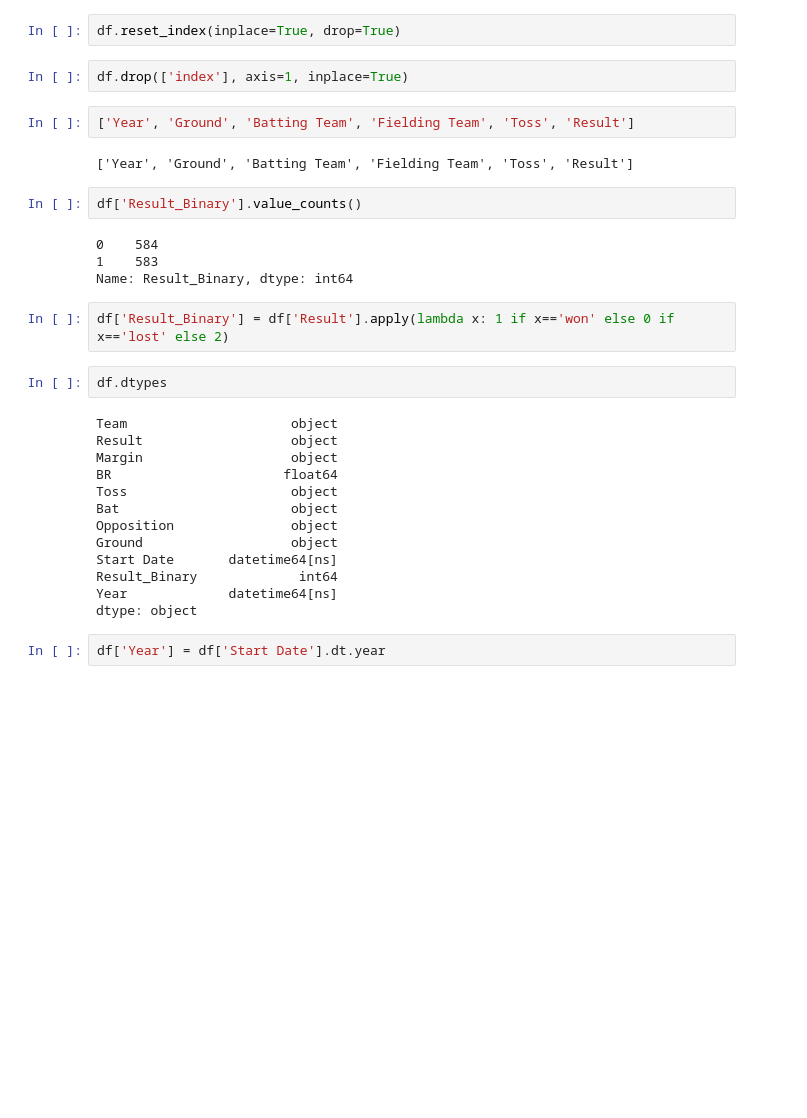
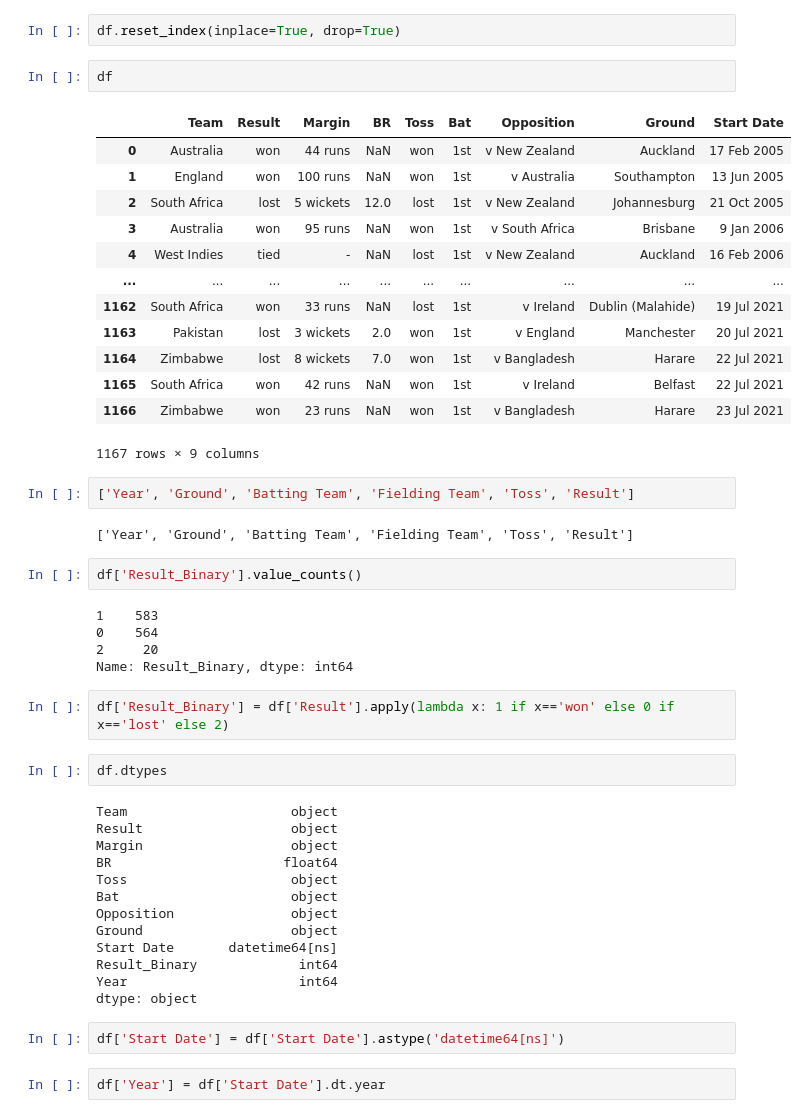
Before and after one commit to VicodinAbuser/Cricket-Predictvie-Analytics-Experimentation, a Jupyter notebook: Ind SL T20I Predictive Analytics.ipynb, the cells around one changed output. Saved outputs shown, nothing was run; the diff lists cells and outputs as text; blank space fills up the shorter version.

```diff
--- a/Ind SL T20I Predictive Analytics.ipynb
+++ b/Ind SL T20I Predictive Analytics.ipynb
@@ -50,8 +50,22 @@ Name: Result, dtype: int64
 df = df[df['Bat']=='1st']
 # %%
 df.reset_index(inplace=True, drop=True)
-# %%
-df.drop(['index'], axis=1, inplace=True)
+# %%
+df
+# %% [output]
+|  | Team | Result | Margin | BR | Toss | Bat | Opposition | Ground | Start Date |
+| 0 | Australia | won | 44 runs | NaN | won | 1st | v New Zealand | Auckland | 17 Feb 2005 |
+| 1 | England | won | 100 runs | NaN | won | 1st | v Australia | Southampton | 13 Jun 2005 |
+| 2 | South Africa | lost | 5 wickets | 12.0 | lost | 1st | v New Zealand | Johannesburg | 21 Oct 2005 |
+| 3 | Australia | won | 95 runs | NaN | won | 1st | v South Africa | Brisbane | 9 Jan 2006 |
+| 4 | West Indies | tied | - | NaN | lost | 1st | v New Zealand | Auckland | 16 Feb 2006 |
+| ... | ... | ... | ... | ... | ... | ... | ... | ... | ... |
+| 1162 | South Africa | won | 33 runs | NaN | lost | 1st | v Ireland | Dublin (Malahide) | 19 Jul 2021 |
+| 1163 | Pakistan | lost | 3 wickets | 2.0 | won | 1st | v England | Manchester | 20 Jul 2021 |
+| 1164 | Zimbabwe | lost | 8 wickets | 7.0 | won | 1st | v Bangladesh | Harare | 22 Jul 2021 |
+| 1165 | South Africa | won | 42 runs | NaN | won | 1st | v Ireland | Belfast | 22 Jul 2021 |
+| 1166 | Zimbabwe | won | 23 runs | NaN | won | 1st | v Bangladesh | Harare | 23 Jul 2021 |
+1167 rows × 9 columns
 # %%
 ['Year', 'Ground', 'Batting Team', 'Fielding Team', 'Toss', 'Result']
 # %% [output]
@@ -59,8 +73,9 @@ df.drop(['index'], axis=1, inplace=True)
 # %%
 df['Result_Binary'].value_counts()
 # %% [output]
-0    584
 1    583
+0    564
+2     20
 Name: Result_Binary, dtype: int64
 # %%
 df['Result_Binary'] = df['Result'].apply(lambda x: 1 if x=='won' else 0 if x=='lost' else 2)
@@ -77,8 +92,10 @@ Opposition               object
 Ground                   object
 Start Date       datetime64[ns]
 Result_Binary             int64
-Year             datetime64[ns]
+Year                      int64
 dtype: object
+# %%
+df['Start Date'] = df['Start Date'].astype('datetime64[ns]')
 # %%
 df['Year'] = df['Start Date'].dt.year
 # %%
```
Also changed, not shown: parts of 13 cells of this notebook, 2 other files.
